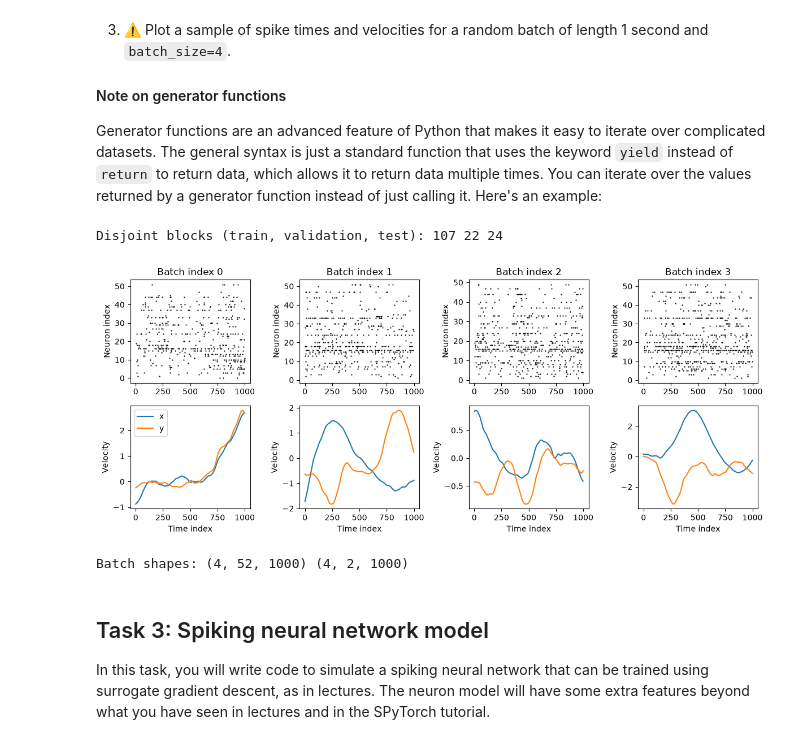
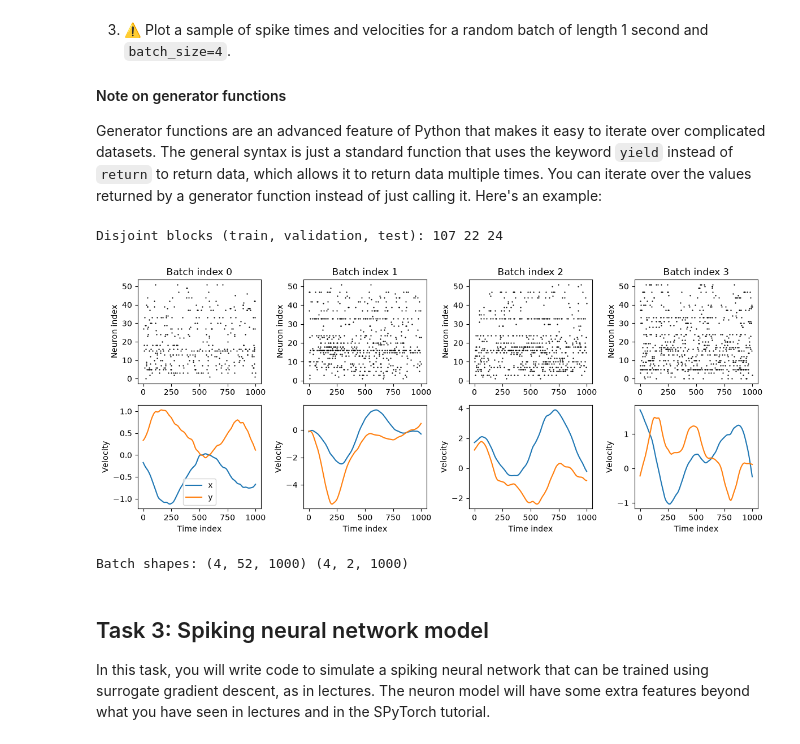
Before and after one commit to luqeei1/neuro_cw, a Jupyter notebook: neuro_coursework/cw-decoding-completed.ipynb, the cells around one changed output. Saved outputs shown, nothing was run; the diff lists cells and outputs as text; code cells hidden in the pictures.

Commit message:
added seed, probs need to clean more stuff up

```diff
--- a/neuro_coursework/cw-decoding-completed.ipynb
+++ b/neuro_coursework/cw-decoding-completed.ipynb
@@ -225,7 +243,7 @@ The mean speeds of the training, validation and test sections are 1.040, 0.929 a
 Generator functions are an advanced feature of Python that makes it easy to iterate over complicated datasets. The general syntax is just a standard function that uses the keyword ``yield`` instead of ``return`` to return data, which allows it to return data multiple times. You can iterate over the values returned by a generator function instead of just calling it. Here's an example:
 # %%
 # 1. Set up training / validation / testing ranges.
-rng = np.random.default_rng()
+rng = np.random.default_rng(SEED)
 block_seconds = 20.0 # divide the recording into non-overlapping 20-second blocks
 t_min, t_max = float(vel_times[0]), float(vel_times[-1])
 block_starts = np.arange(t_min, t_max - block_seconds, block_seconds)
@@ -240,13 +258,14 @@ assert len(set(training_range) & set(testing_range)) == 0
 assert len(set(validation_range) & set(testing_range)) == 0
 print('Disjoint blocks (train, validation, test):',
       len(training_range), len(validation_range), len(testing_range))
+batch_rng = np.random.default_rng(SEED + 1)
 
 
 # 2. Generator function that yields randomly ordered batches.
 def batched_data(range_to_use, dt=1e-3, length=1, batch_size=64,
                  max_num_batches=None):
 
-    local_rng = np.random.default_rng() # generate non-overlapping windows within each selected block
+    local_rng = batch_rng # generate non-overlapping windows within each selected block
     starts = []
     for block_start in range_to_use:
         offset = local_rng.uniform(0, min(length, block_seconds - length))
@@ -281,34 +300,34 @@ def batched_data(range_to_use, dt=1e-3, length=1, batch_size=64,
 
 
 # 3. Plot a sample of data with length=1 second and batch_size=4.
 
 x, y = next(batched_data(training_range, dt=1e-3, length=1,
                          batch_size=4, max_num_batches=1))
 
 plt.figure(figsize=(12, 5))
 
 for b in range(4):
     ax = plt.subplot(2, 4, b + 1) # plot spikes for this batch index
     ids, timesteps = torch.where(x[b] > 0)
     plt.scatter(timesteps, ids, s=0.4, color='k')
     plt.ylabel('Neuron index')
     plt.title(f'Batch index {b}')
     plt.subplot(2, 4, b + 5, sharex=ax) # plot velocities for this batch index
     plt.plot(y[b, 0], label='x')
     plt.plot(y[b, 1], label='y')
     plt.xlabel('Time index')
     plt.ylabel('Velocity')
     if b == 0:
         plt.legend(loc='best')
 
 plt.tight_layout()
 display(plt.gcf())
 plt.close()
 
 print('Batch shapes:', tuple(x.shape), tuple(y.shape))
 # %% [output]
 Disjoint blocks (train, validation, test): 107 22 24
-[figure, old version]
+[figure, new version]
 Batch shapes: (4, 52, 1000) (4, 2, 1000)
 # %% [markdown]
 ## Task 3: Spiking neural network model
```
Also changed, not shown: parts of 7 cells of this notebook.
